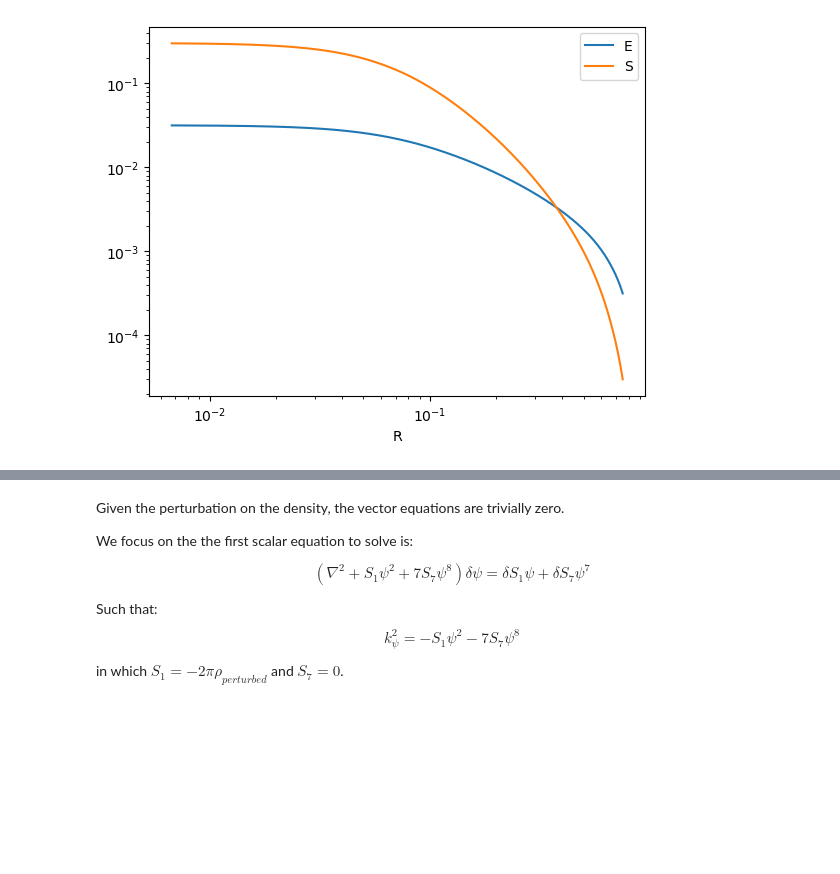
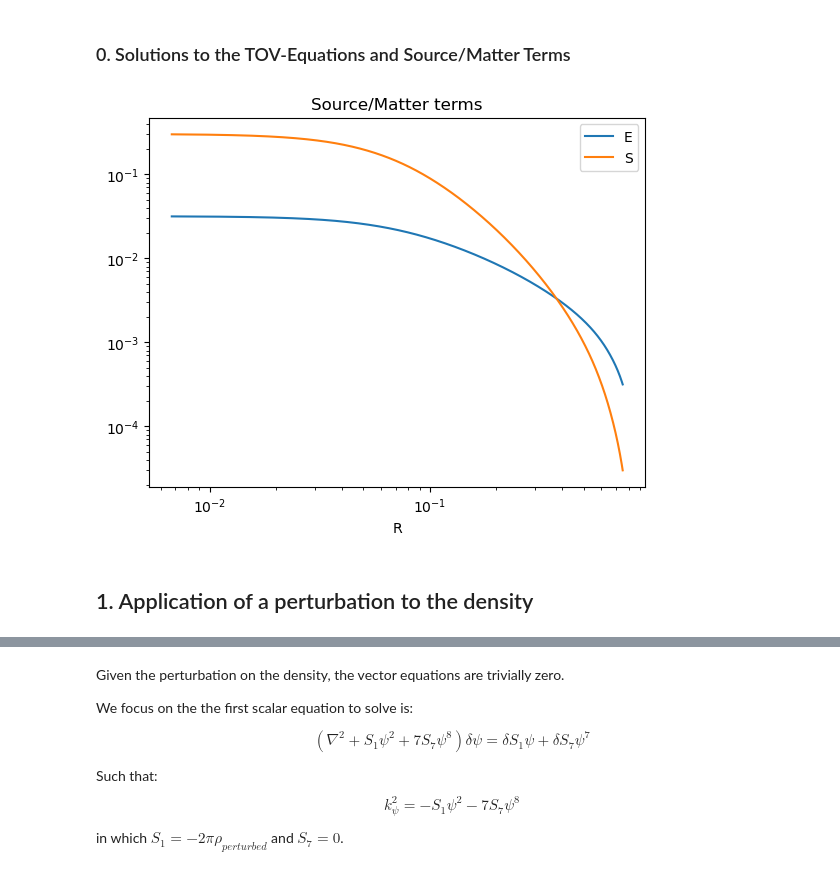
Before and after one commit to Poincare-code/henri, a Jupyter notebook: notebooks/figures_perturbed_density.ipynb, the cells around one changed output, grey strips where cells are left out. Cells and saved outputs as stored; diff of their text form; code cells hidden in the pictures; blank space fills up the shorter version.

Commit message:
Documented the pertubed density notebook

```diff
--- a/notebooks/figures_perturbed_density.ipynb
+++ b/notebooks/figures_perturbed_density.ipynb
@@ -7,6 +7,8 @@ import scipy.integrate as integrate
 import scipy.interpolate as interpolate
 
 from joblib import Parallel, delayed
+# %% [markdown]
+### 0. Solutions to the TOV-Equations and Source/Matter Terms
 # %%
 # Load the variables from tov-final
 r_o   = 1.0e+3          # outer radius (maximum radius)
@@ -36,17 +40,20 @@ E  = rho
 Sr = rho * (1 + P/rho) * W**2 * v
 S  = rho * (1 + P/rho) * W**2 * v**2 + 3 * P
 # %%
-# Visualization
+# Visualization of the source/matter terms
+# Note: Sr is not plotted as it is zero, and would not show up on a log-log scale
 plt.figure
 plt.plot(R, E, label="E")
 plt.plot(R, S, label="S")
-# plt.plot(R, Sr, label=r"$S^r$")
 plt.xscale('log')
 plt.yscale('log')
 
+plt.title("Source/Matter terms")
 plt.xlabel("R")
 plt.legend()
 plt.show()
 # %% [output]
-[figure, old version]
+[figure, new version]
+# %% [markdown]
+## 1. Application of a perturbation to the density
 # %%
```
Also changed, not shown: parts of 21 cells of this notebook.
